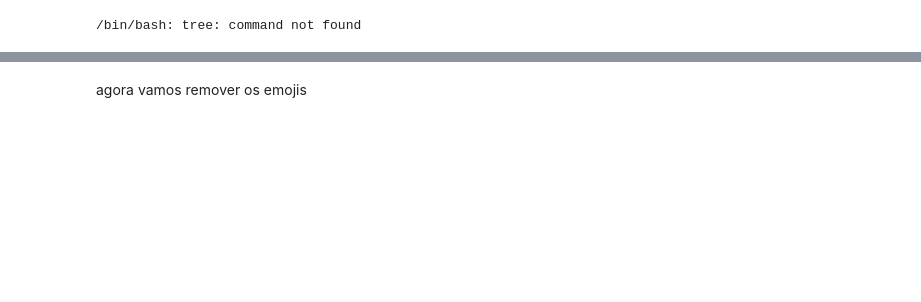
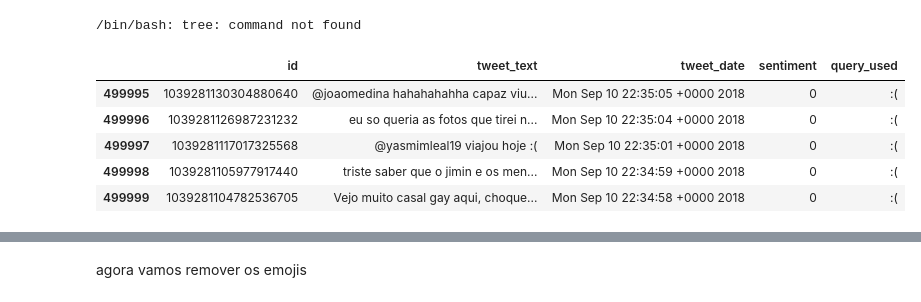
Before and after one commit to nilberthsouza/Classificador-de-Sentimentos, a Jupyter notebook: Classificador de Sentimentos.ipynb, the cells around one changed output, grey strips where cells are left out. Saved outputs shown, nothing was run; the diff lists cells and outputs as text; code cells hidden in the pictures; blank space fills up the shorter version.

```diff
--- a/Classificador de Sentimentos.ipynb
+++ b/Classificador de Sentimentos.ipynb
@@ -30,5 +33,14 @@ Requirement already satisfied: six in /usr/local/lib/python3.6/dist-packages (fr
 df_train = pd.read_csv("https://raw.githubusercontent.com/nilberthsouza/Classificador-de-Sentimentos/master/Datasets/trainingdatasets/Train500.csv",encoding='utf-8', sep=';',engine='python')
 df_train.head()
 stopword = pd.read_table("https://raw.githubusercontent.com/nilberthsouza/Classificador-de-Sentimentos/master/stopwords.txt")
+# %%
+df_train.tail()
+# %% [output]
+|  | id | tweet_text | tweet_date | sentiment | query_used |
+| 499995 | 1039281130304880640 | @joaomedina hahahahahha capaz viu... | Mon Sep 10 22:35:05 +0000 2018 | 0 | :( |
+| 499996 | 1039281126987231232 | eu so queria as fotos que tirei n... | Mon Sep 10 22:35:04 +0000 2018 | 0 | :( |
+| 499997 | 1039281117017325568 | @yasmimleal19 viajou hoje :( | Mon Sep 10 22:35:01 +0000 2018 | 0 | :( |
+| 499998 | 1039281105977917440 | triste saber que o jimin e os men... | Mon Sep 10 22:34:59 +0000 2018 | 0 | :( |
+| 499999 | 1039281104782536705 | Vejo muito casal gay aqui, choque... | Mon Sep 10 22:34:58 +0000 2018 | 0 | :( |
 # %%
 df_train.drop(['id','tweet_date','query_used'],axis=1,inplace=True)
```
Also changed, not shown: parts of 15 cells of this notebook.
